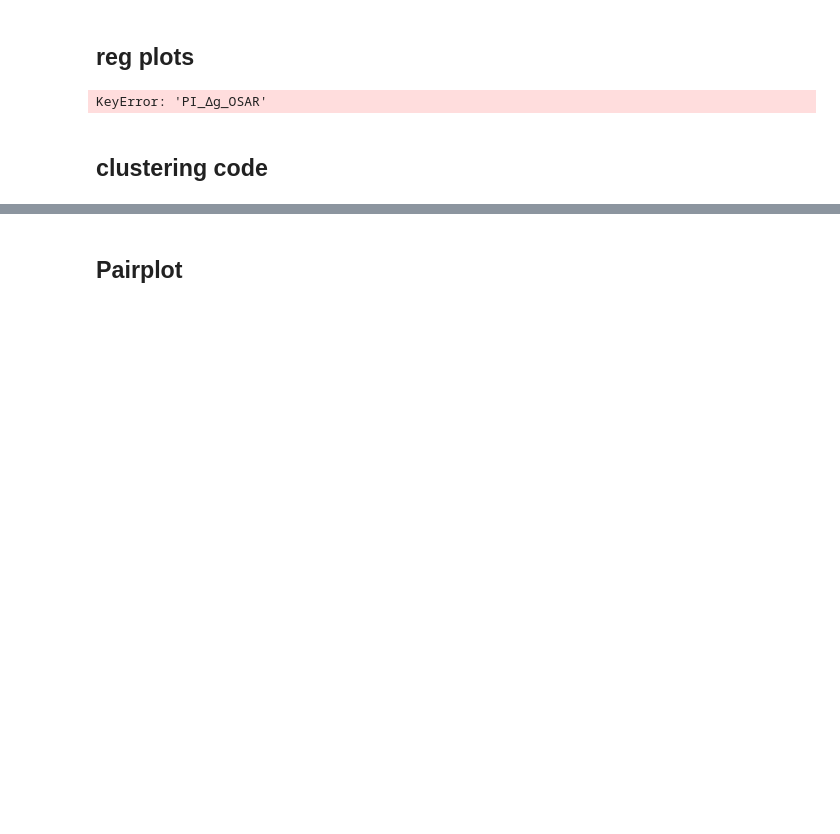
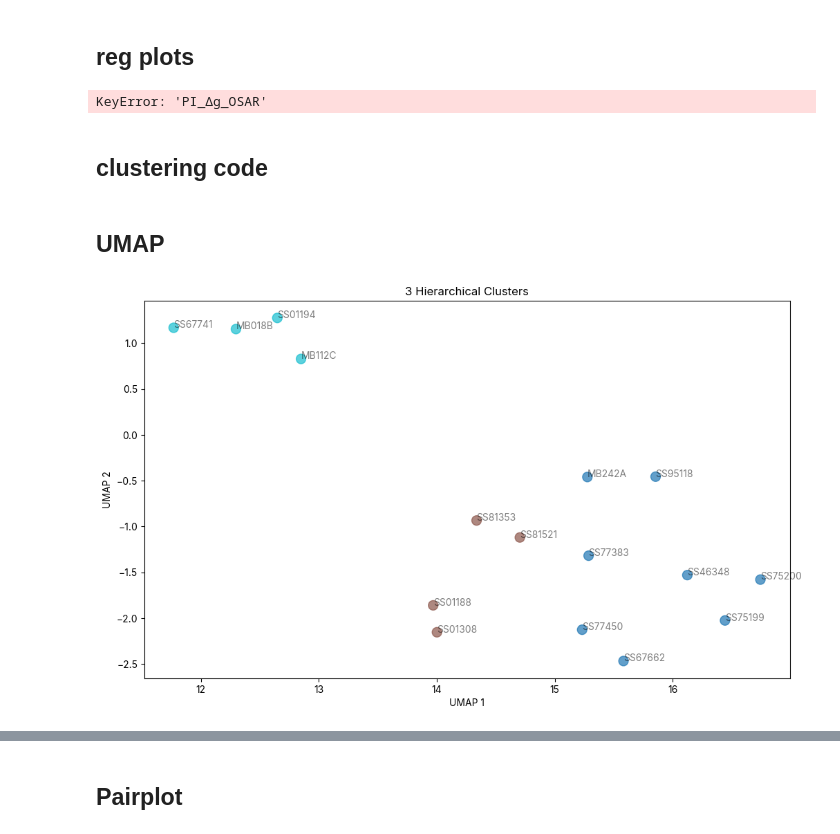
Before and after one commit to lnicole08/OSAR-Nicole-version, a Jupyter notebook: Falling-OSAR Clusteringrelated.ipynb, the cells around one changed output, grey strips where cells are left out. Cells and saved outputs as stored; diff of their text form; code cells hidden in the pictures; blank space fills up the shorter version.

```diff
--- a/Falling-OSAR Clusteringrelated.ipynb
+++ b/Falling-OSAR Clusteringrelated.ipynb
@@ -368,0 +373,51 @@ elif mode == "all":
+# %% [markdown]
+## UMAP
+# %%
+from sklearn.preprocessing import StandardScaler
+from sklearn.cluster import AgglomerativeClustering
+from scipy.cluster.hierarchy import dendrogram, linkage
+import umap
+
+
+valencemetricsonly = ['PI_Hg_OSAR', 'Light Attraction Index_Hg_OSAR']
+valence_features = specificdataset[[col for col in specificdataset.columns if col in valencemetricsonly]]
+MBON_names = specificdataset.index.tolist()
+
+# Combine features with balanced weighting
+motor_scaled = StandardScaler().fit_transform(datasettouse.drop(columns=["NT"]))
+valence_scaled = StandardScaler().fit_transform(valence_features)
+
+# Create balanced feature matrix
+balanced_features = np.hstack([
+    motor_scaled,
+    valence_scaled * np.sqrt(len(datasettouse.columns)/2)  # Weight to balance dimensions
+])
+
+# Use UMAP for non-linear dimensionality reduction
+reducer = umap.UMAP(n_components=2, n_neighbors=4, min_dist=0.1)
+embedding = reducer.fit_transform(balanced_features)
+
+plt.figure(figsize=(20, 12))
+
+clusterer = AgglomerativeClustering(n_clusters=3, linkage='ward')
+clusters = clusterer.fit_predict(balanced_features)
+
+# Plot UMAP colored by clusters
+plt.subplot(2, 2, 3-1)
+plt.scatter(embedding[:, 0], embedding[:, 1],
+            c=clusters, cmap='tab10', s=100, alpha=0.7)
+plt.xlabel('UMAP 1')
+plt.ylabel('UMAP 2')
+plt.xticks([])
+plt.yticks([])
+plt.title('3 Hierarchical Clusters')
+
+# Add MBON labels if you want
+for i, mbon in enumerate(MBON_names):
+    plt.annotate(mbon, (embedding[i, 0], embedding[i, 1]),
+                fontsize=10, alpha=0.5)
+
+plt.tight_layout()
+plt.show()
+# %% [output]
+[figure, added]
```
Also changed, not shown: parts of 29 cells of this notebook, 3 other files.
